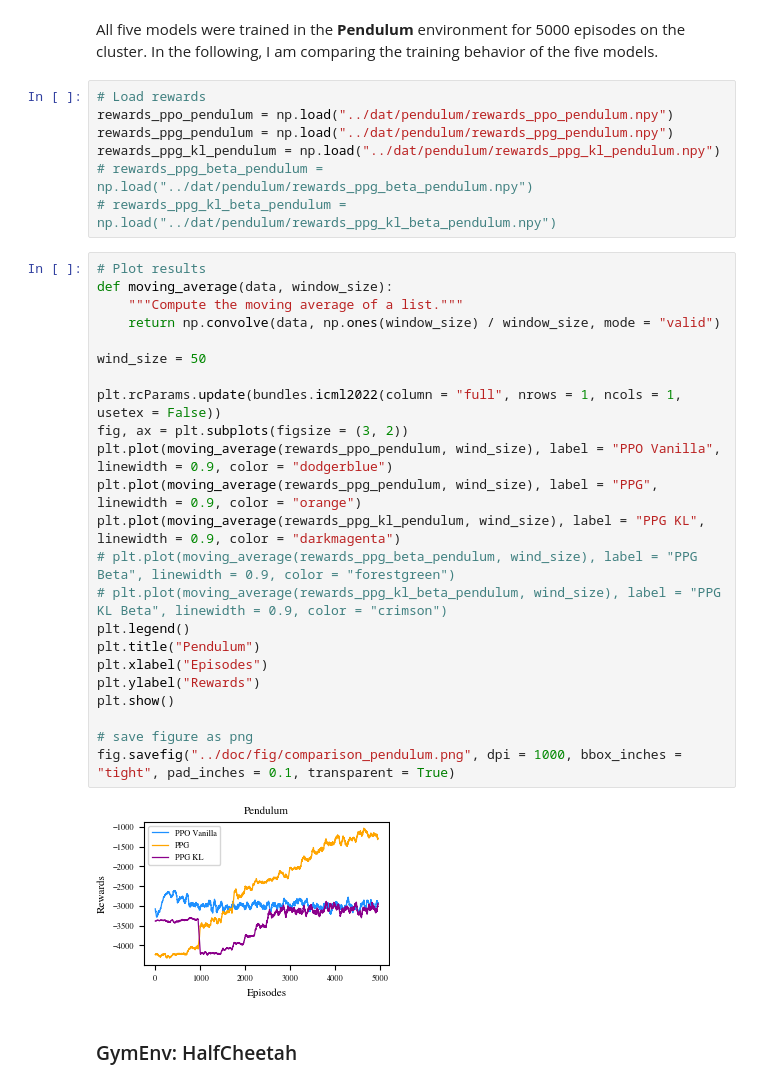
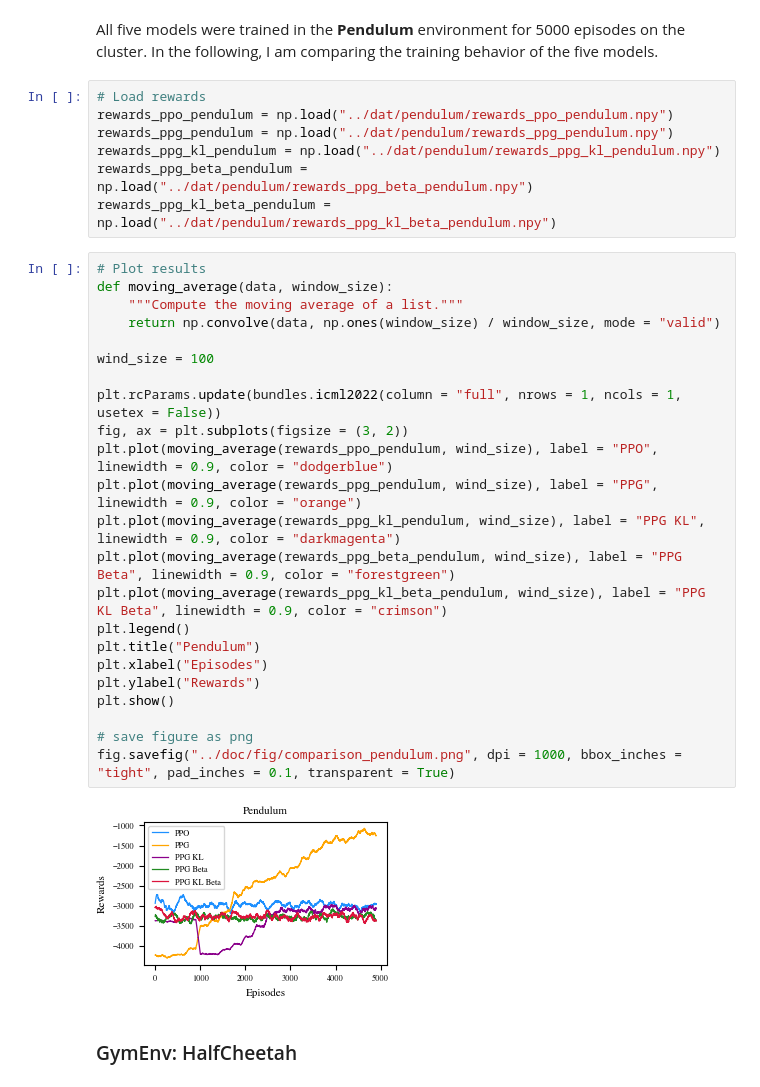
Before and after one commit to kimmizi/PuckAI, a Jupyter notebook: exp/Documentation_RL_Project.ipynb, the cells around one changed output. Saved outputs shown, nothing was run; the diff lists cells and outputs as text.

```diff
--- a/exp/Documentation_RL_Project.ipynb
+++ b/exp/Documentation_RL_Project.ipynb
@@ -66,33 +66,33 @@ All five models were trained in the **Pendulum** environment for 5000 episodes o
 rewards_ppo_pendulum = np.load("../dat/pendulum/rewards_ppo_pendulum.npy")
 rewards_ppg_pendulum = np.load("../dat/pendulum/rewards_ppg_pendulum.npy")
 rewards_ppg_kl_pendulum = np.load("../dat/pendulum/rewards_ppg_kl_pendulum.npy")
-# rewards_ppg_beta_pendulum = np.load("../dat/pendulum/rewards_ppg_beta_pendulum.npy")
-# rewards_ppg_kl_beta_pendulum = np.load("../dat/pendulum/rewards_ppg_kl_beta_pendulum.npy")
+rewards_ppg_beta_pendulum = np.load("../dat/pendulum/rewards_ppg_beta_pendulum.npy")
+rewards_ppg_kl_beta_pendulum = np.load("../dat/pendulum/rewards_ppg_kl_beta_pendulum.npy")
 # %%
 # Plot results
 def moving_average(data, window_size):
     """Compute the moving average of a list."""
     return np.convolve(data, np.ones(window_size) / window_size, mode = "valid")
 
-wind_size = 50
+wind_size = 100
 
 plt.rcParams.update(bundles.icml2022(column = "full", nrows = 1, ncols = 1, usetex = False))
 fig, ax = plt.subplots(figsize = (3, 2))
-plt.plot(moving_average(rewards_ppo_pendulum, wind_size), label = "PPO Vanilla", linewidth = 0.9, color = "dodgerblue")
+plt.plot(moving_average(rewards_ppo_pendulum, wind_size), label = "PPO", linewidth = 0.9, color = "dodgerblue")
 plt.plot(moving_average(rewards_ppg_pendulum, wind_size), label = "PPG", linewidth = 0.9, color = "orange")
 plt.plot(moving_average(rewards_ppg_kl_pendulum, wind_size), label = "PPG KL", linewidth = 0.9, color = "darkmagenta")
-# plt.plot(moving_average(rewards_ppg_beta_pendulum, wind_size), label = "PPG Beta", linewidth = 0.9, color = "forestgreen")
-# plt.plot(moving_average(rewards_ppg_kl_beta_pendulum, wind_size), label = "PPG KL Beta", linewidth = 0.9, color = "crimson")
+plt.plot(moving_average(rewards_ppg_beta_pendulum, wind_size), label = "PPG Beta", linewidth = 0.9, color = "forestgreen")
+plt.plot(moving_average(rewards_ppg_kl_beta_pendulum, wind_size), label = "PPG KL Beta", linewidth = 0.9, color = "crimson")
 plt.legend()
 plt.title("Pendulum")
 plt.xlabel("Episodes")
 plt.ylabel("Rewards")
 plt.show()
 
 # save figure as png
 fig.savefig("../doc/fig/comparison_pendulum.png", dpi = 1000, bbox_inches = "tight", pad_inches = 0.1, transparent = True)
 # %% [output]
-[figure, old version]
+[figure, new version]
 # %% [markdown]
 ### GymEnv: HalfCheetah
 # %%
```
Also changed, not shown: parts of 8 cells of this notebook, 17 other files.
